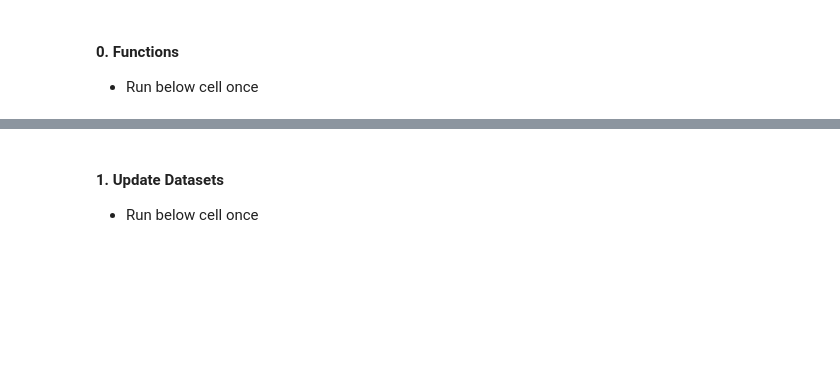
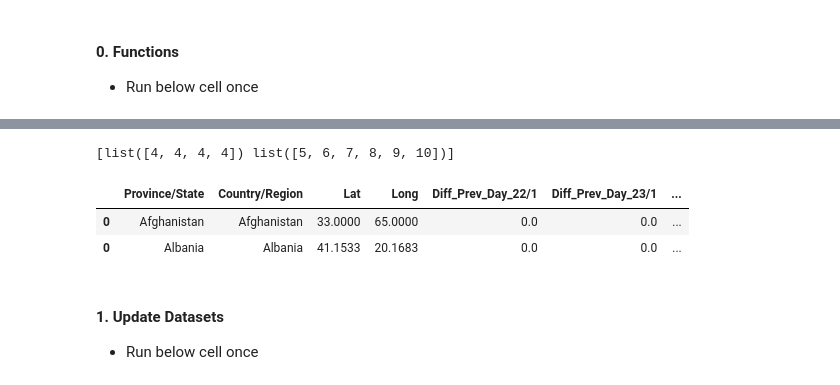
Before and after one commit to j-greggazz/Kaggle, a Jupyter notebook: covid_19/notebooks/0. Save and update datasets.ipynb, the cells around one changed output, grey strips where cells are left out. Saved outputs shown, nothing was run; the diff lists cells and outputs as text; code cells hidden in the pictures; blank space fills up the shorter version.

```diff
--- a/covid_19/notebooks/0. Save and update datasets.ipynb
+++ b/covid_19/notebooks/0. Save and update datasets.ipynb
@@ -376,0 +334,2 @@ df.head(50)
+# %%
+df_daily_change_conf = create_changes_dataframe(conf_df)
@@ -377,3 +374,15 @@ df.head(50)
+# %%
+lst = [[4,4,4,4],[5,6,7,8,9,10]]
+lst = np.squeeze(np.array(lst))#.tolist()
+print(lst)
+# %% [output]
+[list([4, 4, 4, 4]) list([5, 6, 7, 8, 9, 10])]
+# %%
+df_daily_change_conf.head(2)
+# %% [output]
+|  | Province/State | Country/Region | Lat | Long | Diff_Prev_Day_22/1 | Diff_Prev_Day_23/1 | ... |
+| 0 | Afghanistan | Afghanistan | 33.0000 | 65.0000 | 0.0 | 0.0 | ... |
+| 0 | Albania | Albania | 41.1533 | 20.1683 | 0.0 | 0.0 | ... |
 # %% [markdown]
 #### 1. Update Datasets
 - Run below cell once
```
Also changed, not shown: parts of 9 cells of this notebook.
